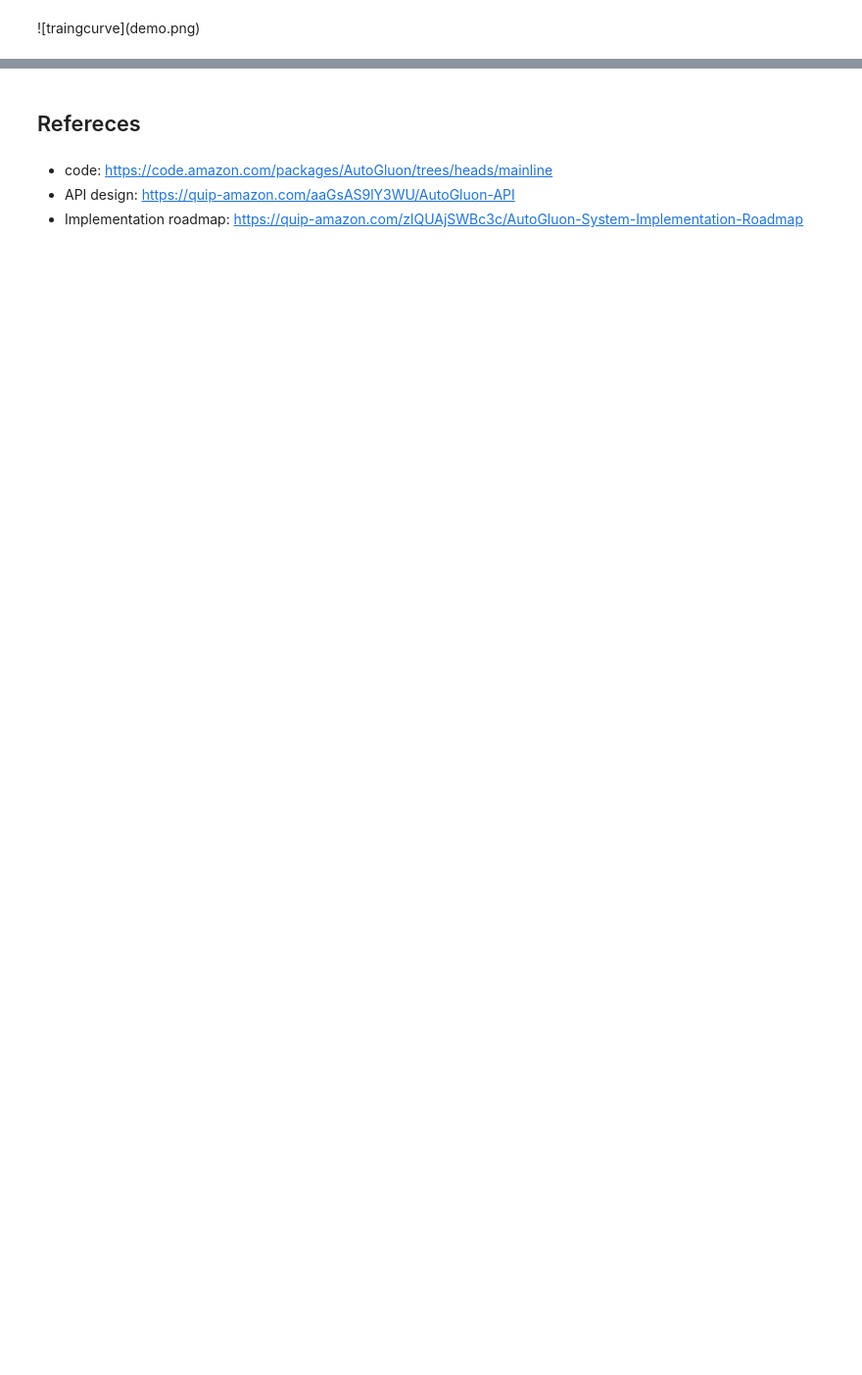
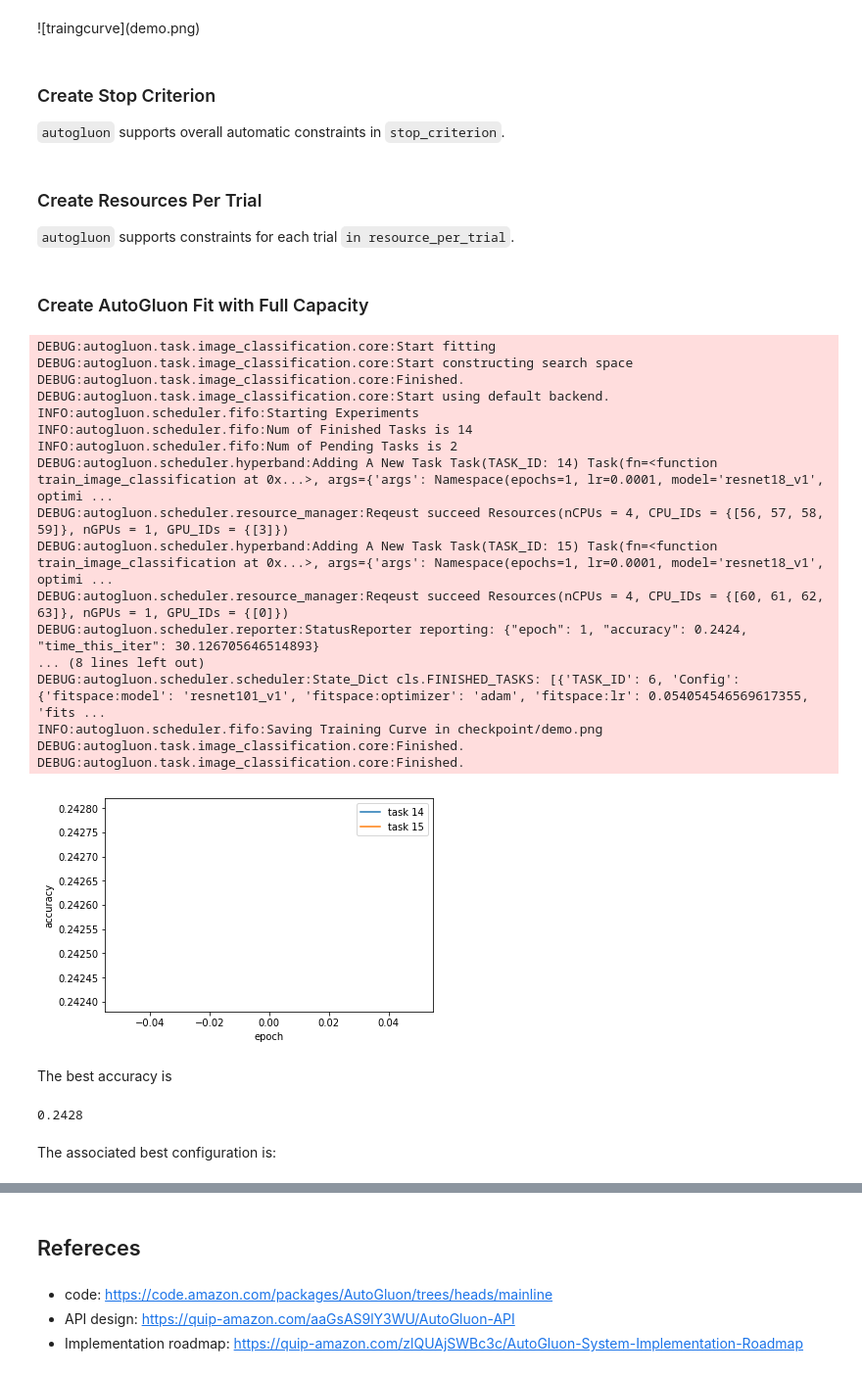
Before and after one commit to autogluon/autogluon, a Jupyter notebook: tutorials/autogluon_demo.ipynb, the cells around one changed output, grey strips where cells are left out. Shown at 98% size. Saved outputs shown, nothing was run; the diff lists cells and outputs as text; code cells hidden in the pictures; blank space fills up the shorter version.

Commit message:
Fixtypo (#23)
* Revert "Demo (#20)"

This reverts commit d39d4d31db27295fafb704a53d1d97f9d6ddb129.

* fix

```diff
--- a/tutorials/autogluon_demo.ipynb
+++ b/tutorials/autogluon_demo.ipynb
@@ -204,0 +310,3 @@ results.config
+# %%
+savedir = 'checkpoint/demo.ag'
+resume = False
@@ -204,0 +334,2 @@ results.config
+# %%
+trial_scheduler = 'hyperband'
@@ -205,2 +342,61 @@ results.config
 # %% [markdown]
 <div style="width: 500px;">![traingcurve](demo.png)</div>
+# %% [markdown]
+### Create Stop Criterion
+
+`autogluon` supports overall automatic constraints in `stop_criterion`.
+# %%
+stop_criterion = {
+    'time_limits': 1*60*60,
+    'max_metric': 0.80,
+    'max_trial_count': 16
+}
+# %% [markdown]
+### Create Resources Per Trial
+
+`autogluon` supports constraints for each trial `in resource_per_trial`.
+# %%
+resources_per_trial = {
+    'max_num_gpus': 1,
+    'max_num_cpus': 4,
+    'max_training_epochs': 1
+}
+# %% [markdown]
+### Create AutoGluon Fit with Full Capacity
+# %%
+models = task.fit(dataset,
+                  nets,
+                  optimizers,
+                  searcher=searcher,
+                  trial_scheduler=trial_scheduler,
+                  resume=resume,
+                  savedir=savedir,
+                  stop_criterion=stop_criterion,
+                  resources_per_trial=resources_per_trial)
+# %% [output]
+DEBUG:autogluon.task.image_classification.core:Start fitting
+DEBUG:autogluon.task.image_classification.core:Start constructing search space
+DEBUG:autogluon.task.image_classification.core:Finished.
+DEBUG:autogluon.task.image_classification.core:Start using default backend.
+INFO:autogluon.scheduler.fifo:Starting Experiments
+INFO:autogluon.scheduler.fifo:Num of Finished Tasks is 14
+INFO:autogluon.scheduler.fifo:Num of Pending Tasks is 2
+DEBUG:autogluon.scheduler.hyperband:Adding A New Task Task(TASK_ID: 14) Task(fn=<function train_image_classification at 0x...>, args={'args': Namespace(epochs=1, lr=0.0001, model='resnet18_v1', optimi ...
+DEBUG:autogluon.scheduler.resource_manager:Reqeust succeed Resources(nCPUs = 4, CPU_IDs = {[56, 57, 58, 59]}, nGPUs = 1, GPU_IDs = {[3]})
+DEBUG:autogluon.scheduler.hyperband:Adding A New Task Task(TASK_ID: 15) Task(fn=<function train_image_classification at 0x...>, args={'args': Namespace(epochs=1, lr=0.0001, model='resnet18_v1', optimi ...
+DEBUG:autogluon.scheduler.resource_manager:Reqeust succeed Resources(nCPUs = 4, CPU_IDs = {[60, 61, 62, 63]}, nGPUs = 1, GPU_IDs = {[0]})
+DEBUG:autogluon.scheduler.reporter:StatusReporter reporting: {"epoch": 1, "accuracy": 0.2424, "time_this_iter": 30.126705646514893}
+... (8 lines left out)
+DEBUG:autogluon.scheduler.scheduler:State_Dict cls.FINISHED_TASKS: [{'TASK_ID': 6, 'Config': {'fitspace:model': 'resnet101_v1', 'fitspace:optimizer': 'adam', 'fitspace:lr': 0.054054546569617355, 'fits ...
+INFO:autogluon.scheduler.fifo:Saving Training Curve in checkpoint/demo.png
+DEBUG:autogluon.task.image_classification.core:Finished.
+DEBUG:autogluon.task.image_classification.core:Finished.
+[figure, added]
+# %% [markdown]
+The best accuracy is
+# %%
+print(models[1])
+# %% [output]
+0.2428
+# %% [markdown]
+The associated best configuration is:
```
Also changed, not shown: parts of 51 cells of this notebook, 7 other files.
